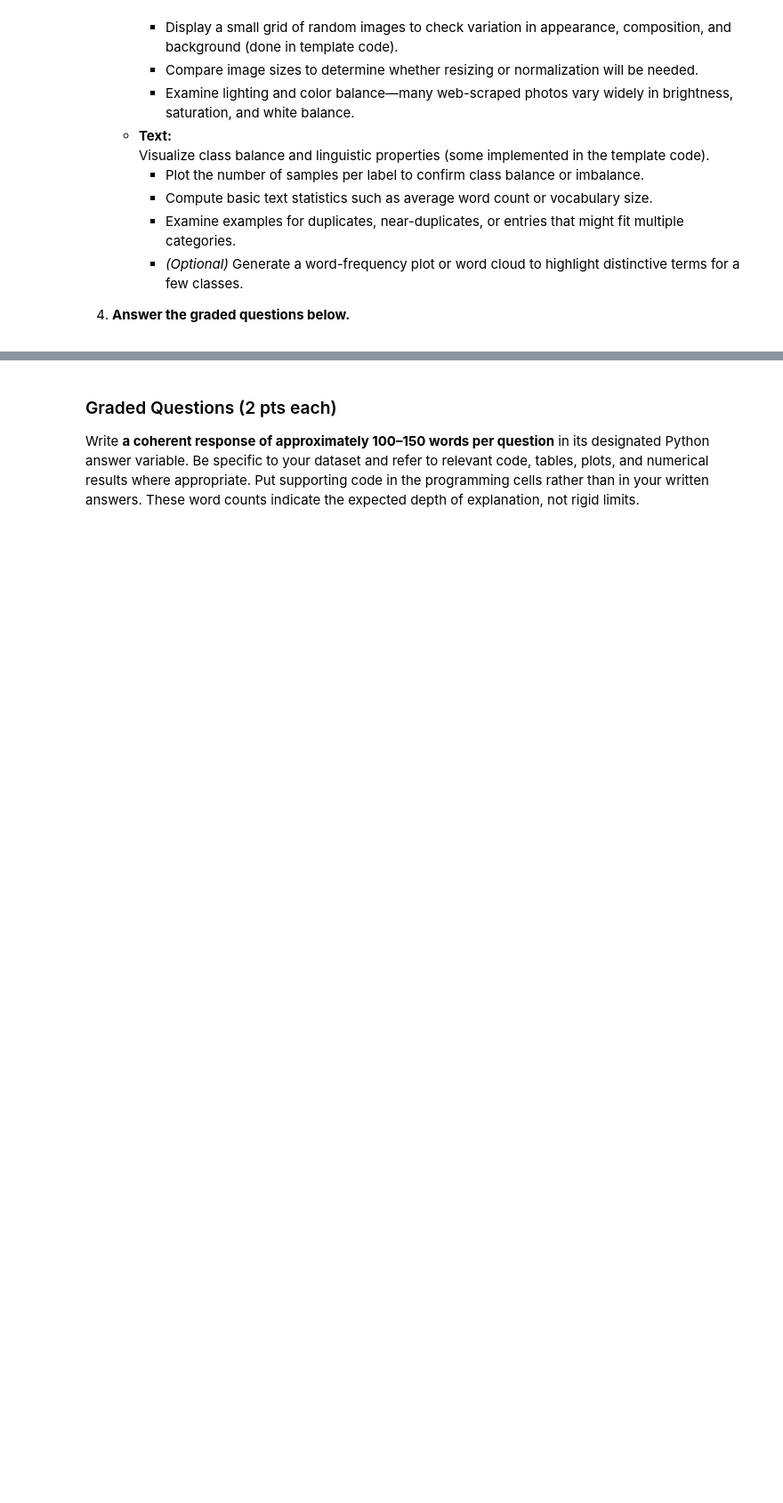
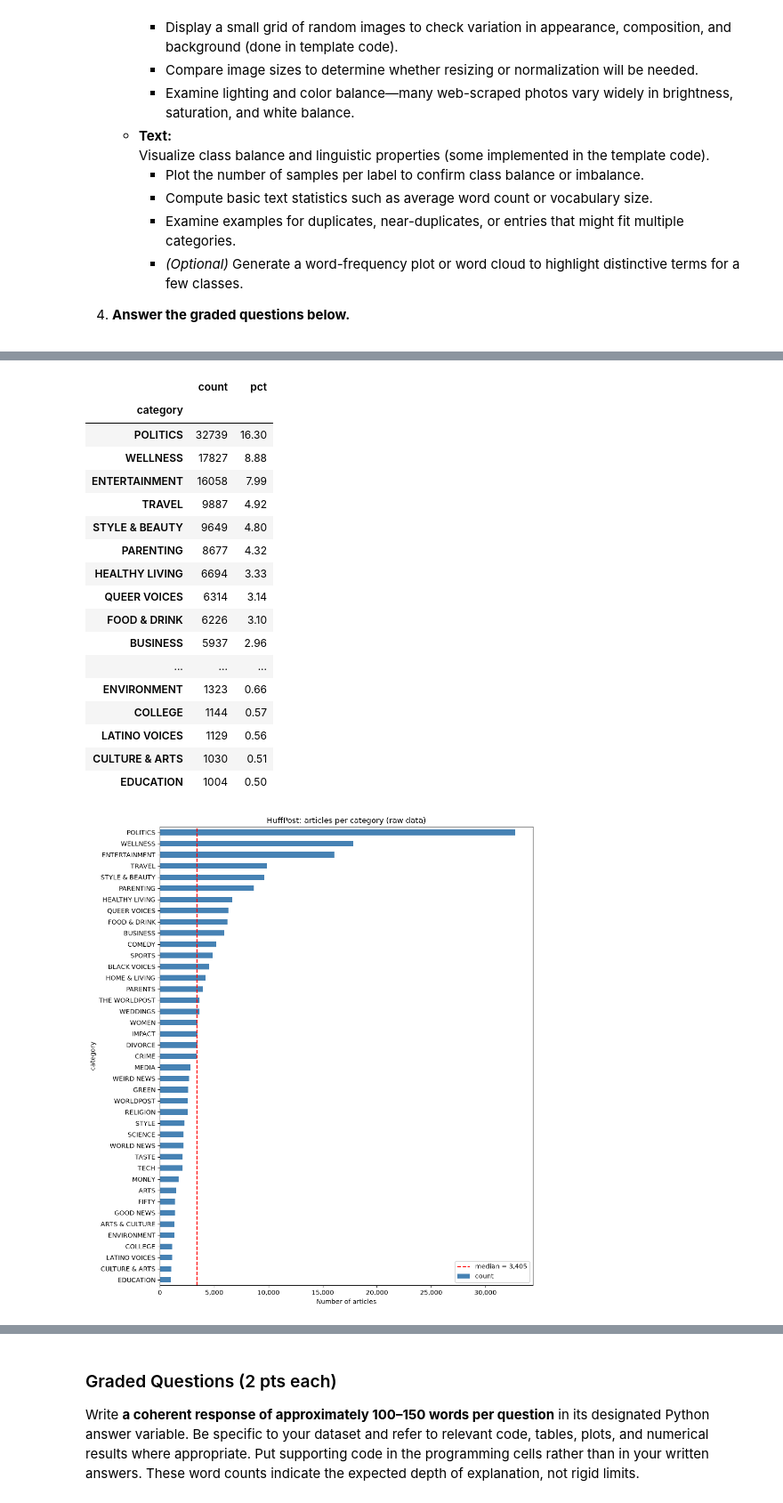
Before and after one commit to g-poklitar/DX703-HW, a Jupyter notebook: Final_Project_Milestone.ipynb, the cells around one changed output, grey strips where cells are left out. Shown at 89% size. Cells and saved outputs as stored; diff of their text form; code cells hidden in the pictures; blank space fills up the shorter version.

```diff
--- a/Final_Project_Milestone.ipynb
+++ b/Final_Project_Milestone.ipynb
@@ -274,3 +261,24 @@ By the end of this milestone notebook, you should be able to explain what makes
 # %%
 # Your code here, add as many cells as you like. Provide organization and structure by appropriate comments, labels, and variable names. Explain what
 # you are doing in case you come back to this in a year.
+
+import re
+import json
+from sklearn.feature_extraction.text import TfidfVectorizer, ENGLISH_STOP_WORDS
+from sklearn.metrics.pairwise import cosine_similarity
+from sklearn.model_selection import train_test_split
+from sklearn.utils.class_weight import compute_class_weight
+from sklearn.metrics import f1_score, accuracy_score, classification_report, confusion_matrix
+
+pd.set_option("display.max_rows", 100)
+pd.set_option("display.max_colwidth", 120)
+
+df_raw = huff_all.to_pandas()
+df_raw["headline"] = df_raw["headline"].fillna("").astype(str).str.strip()
+df_raw["short_description"] = df_raw["short_description"].fillna("").astype(str).str.strip()
+df_raw["text"] = (df_raw["headline"] + " [SEP] " + df_raw["short_description"]).str.strip()
+
+print("Rows:", len(df_raw))
+print("Columns:", list(df_raw.columns))
+print("Distinct categories:", df_raw["category"].nunique())
+display(df_raw[["category", "headline", "short_description", "date"]].head())
@@ -276,0 +295,35 @@ By the end of this milestone notebook, you should be able to explain what makes
+# %%
+class_counts = df_raw["category"].value_counts()
+class_table = class_counts.to_frame("count")
+class_table["pct"] = (100 * class_table["count"] / class_table["count"].sum()).round(2)
+display(class_table)
+
+fig, ax = plt.subplots(figsize=(10, 11))
+class_counts.sort_values().plot.barh(ax=ax, color="steelblue")
+ax.axvline(class_counts.median(), color="red", linestyle="--", label=f"median = {int(class_counts.median()):,}")
+ax.set_xlabel("Number of articles")
+ax.set_title("HuffPost: articles per category (raw data)")
+ax.xaxis.set_major_formatter(mticker.StrMethodFormatter("{x:,.0f}"))
+ax.legend()
+plt.tight_layout()
+plt.show()
+# %% [output]
+|  | count | pct |
+| category |  |  |
+| POLITICS | 32739 | 16.30 |
+| WELLNESS | 17827 | 8.88 |
+| ENTERTAINMENT | 16058 | 7.99 |
+| TRAVEL | 9887 | 4.92 |
+| STYLE & BEAUTY | 9649 | 4.80 |
+| PARENTING | 8677 | 4.32 |
+| HEALTHY LIVING | 6694 | 3.33 |
+| QUEER VOICES | 6314 | 3.14 |
+| FOOD & DRINK | 6226 | 3.10 |
+| BUSINESS | 5937 | 2.96 |
+| ... | ... | ... |
+| ENVIRONMENT | 1323 | 0.66 |
+| COLLEGE | 1144 | 0.57 |
+| LATINO VOICES | 1129 | 0.56 |
+| CULTURE & ARTS | 1030 | 0.51 |
+| EDUCATION | 1004 | 0.50 |
+[figure, added]
```
Also changed, not shown: parts of 46 cells of this notebook, 10 other files.
